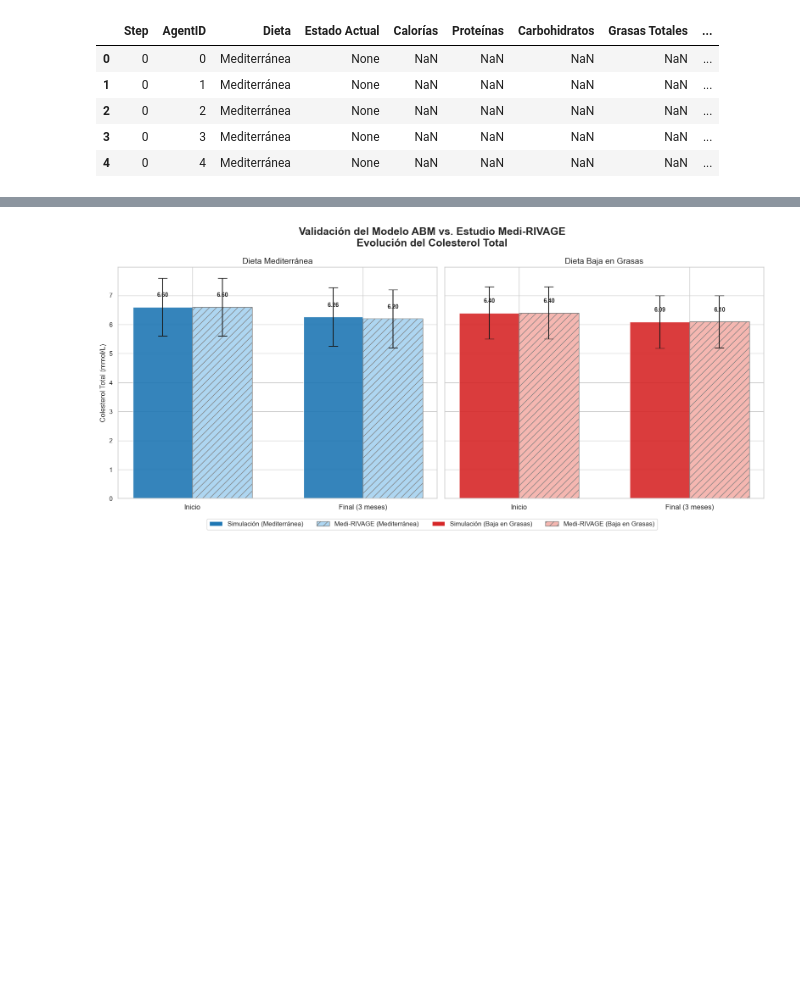
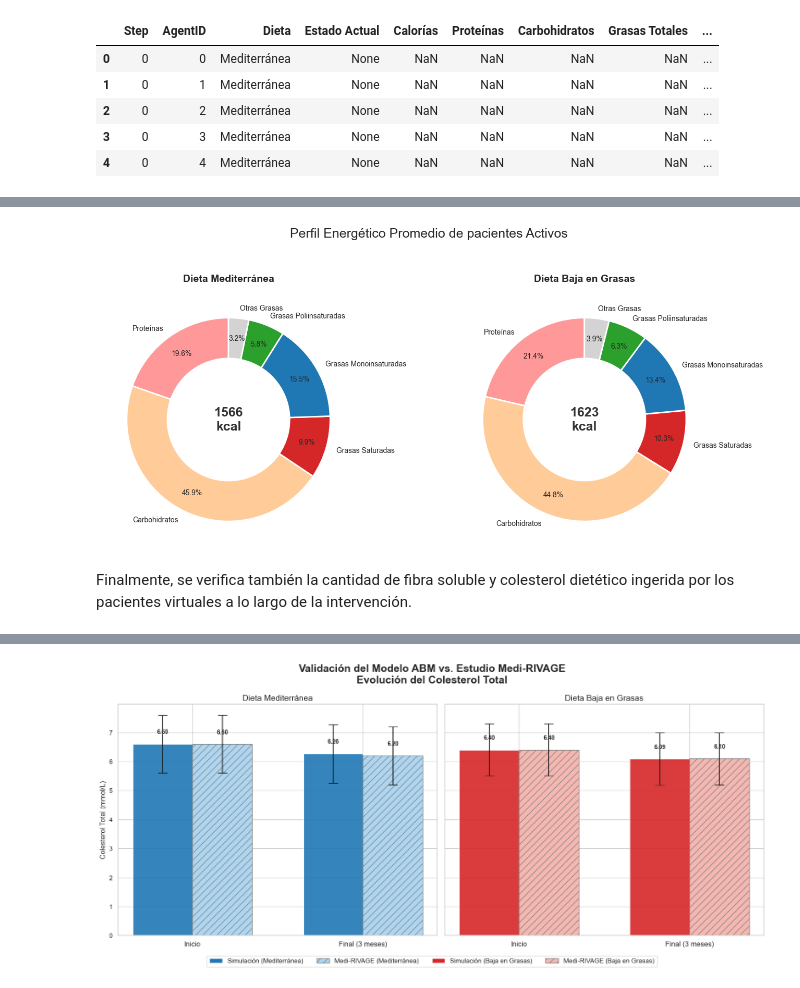
Before and after one commit to alexxgonzalezz/TFG_CardiovascularABM, a Jupyter notebook: analysis/analisisResultados.ipynb, the cells around one changed output, grey strips where cells are left out. Saved outputs shown, nothing was run; the diff lists cells and outputs as text; code cells hidden in the pictures; blank space fills up the shorter version.

```diff
--- a/analysis/analisisResultados.ipynb
+++ b/analysis/analisisResultados.ipynb
@@ -25,0 +31,6 @@ Could not import SolaraViz. If you need it, install with 'pip install --pre mesa
+# %%
+CARPETA_RESULTADOS = '../results'
+
+def guardar_grafico(nombre_archivo):
+    ruta = os.path.join(CARPETA_RESULTADOS, nombre_archivo)
+    plt.savefig(ruta, dpi=300, bbox_inches='tight')
@@ -79,0 +188,41 @@ Antes de analizar las diferencias entre las intervenciones dietéticas, validamo
+# %%
+# 4. Dibujar Pie Chart
+sns.set_theme(style="white")
+fig, axes = plt.subplots(1, 2, figsize=(14, 6))
+grupos = ['Mediterránea', 'Baja en Grasas']
+colores = ['#ff9999', '#ffcc99', '#d62728', '#1f77b4', '#2ca02c', '#d3d3d3']
+etiquetas = ['Proteínas', 'Carbohidratos', 'Grasas Saturadas', 'Grasas Monoinsaturadas', 'Grasas Poliinsaturadas', 'Otras Grasas']
+
+for i, grupo in enumerate(grupos):
+    # Primero extraemos los gramos
+    calorias = medias_nutricion.loc[grupo, 'Calorías']
+    prot_g = medias_nutricion.loc[grupo, 'Proteínas']
+    carb_g = medias_nutricion.loc[grupo, 'Carbohidratos']
+    sat_g = medias_nutricion.loc[grupo, 'Saturadas']
+    mono_g = medias_nutricion.loc[grupo, 'Monoinsaturadas']
+    poli_g = medias_nutricion.loc[grupo, 'Poliinsaturadas']
+    otras_g = medias_nutricion.loc[grupo, 'Otras grasas']
+
+    # Convertir gramos a kcal
+    g_to_kcal = [prot_g * 4, carb_g * 4, sat_g * 9, mono_g * 9, poli_g * 9, otras_g * 9]
+
+    # Dibujar rosco con macronutrientes
+    wedges, texts, autotexts = axes[i].pie(
+        g_to_kcal, labels=etiquetas, autopct='%1.1f%%',
+        startangle=90, colors=colores, pctdistance=0.80,
+        wedgeprops=dict(width=0.4, edgecolor='white', linewidth=2),
+        textprops={'fontsize': 10}
+    )
+
+    # Calorias en el centro
+    axes[i].text(0, 0, f"{calorias:.0f}\nkcal", ha='center', va='center', fontsize=18, fontweight='bold', color='#333333')
+    axes[i].set_title(f"Dieta {grupo}", fontsize=14, fontweight='bold', pad=15)
+
+plt.suptitle('Perfil Energético Promedio de pacientes Activos', fontsize=18, y=1.05)
+plt.tight_layout()
+guardar_grafico('perfiles_energeticos.png')
+plt.show()
+# %% [output]
+[figure, added]
+# %% [markdown]
+Finalmente, se verifica también la cantidad de fibra soluble y colesterol dietético ingerida por los pacientes virtuales a lo largo de la intervención.
```
Also changed, not shown: parts of 61 cells of this notebook, 15 other files.
